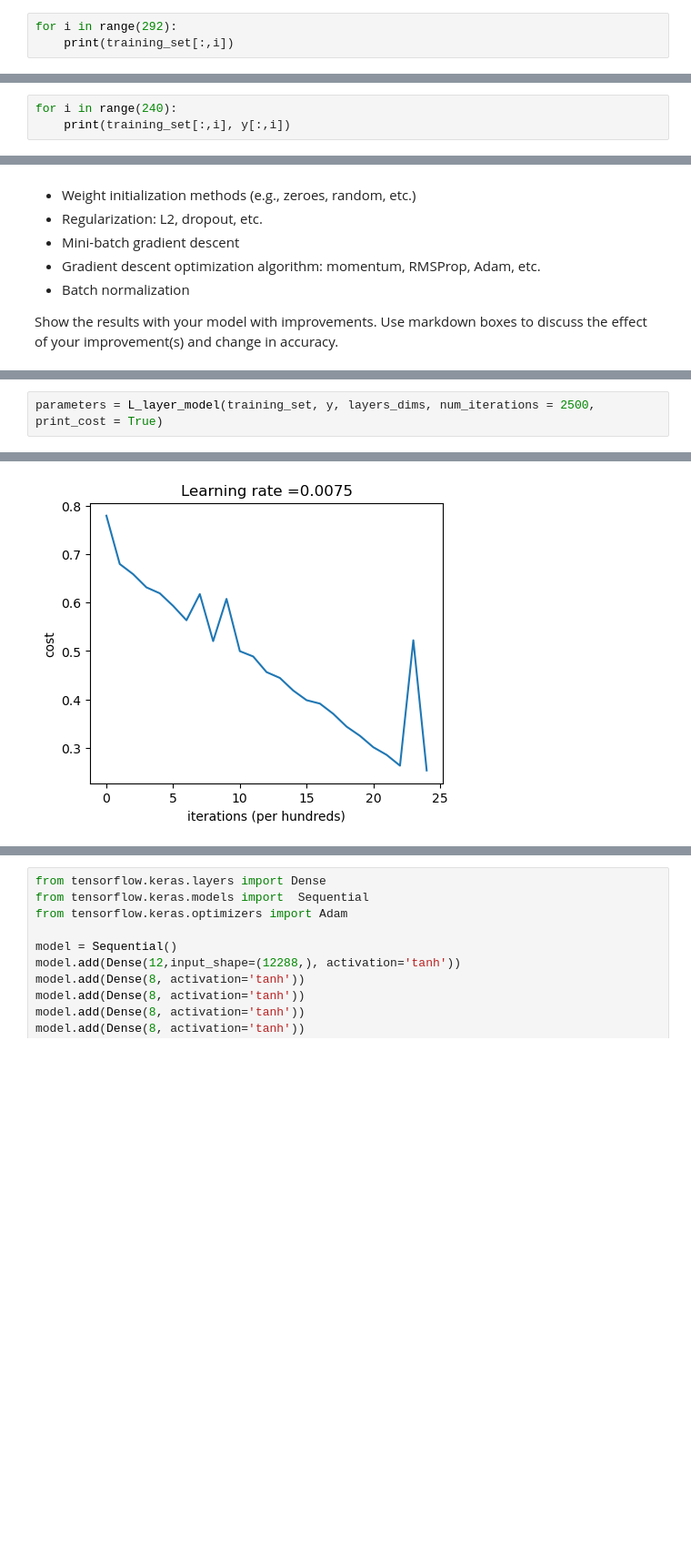
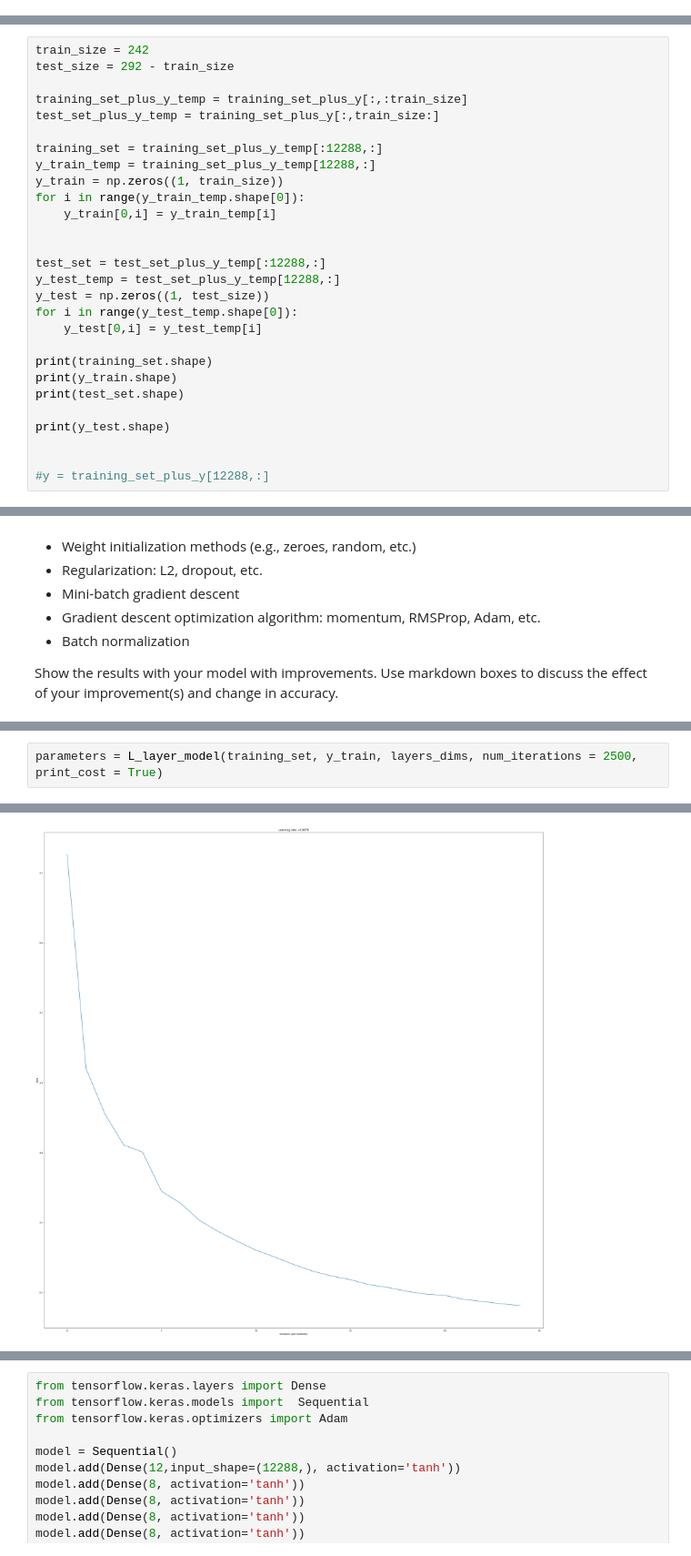
Before and after one commit to AlexBruma0/AI, a Jupyter notebook: Neural_Network_Project.ipynb, the cells around one changed output, grey strips where cells are left out. Shown: that part at 91% size. Saved outputs shown, nothing was run; the diff lists cells and outputs as text; blank space fills up the shorter version.

```diff
--- a/Neural_Network_Project.ipynb
+++ b/Neural_Network_Project.ipynb
@@ -403,3 +393,0 @@ training_set_plus_y = np.delete(training_set_plus_y, 0, axis=1)
-# %%
-for i in range(292):
-    print(training_set[:,i])
@@ -479,3 +393,0 @@ FileNotFoundError: [Errno 2] No such file or directory: 'datasets/ai-faces/147.j
-# %%
-for i in range(240):
-    print(training_set[:,i], y[:,i])
@@ -499,0 +394,28 @@ for i in range(240):
+# %%
+train_size = 242
+test_size = 292 - train_size
+
+training_set_plus_y_temp = training_set_plus_y[:,:train_size]
+test_set_plus_y_temp = training_set_plus_y[:,train_size:]
+
+training_set = training_set_plus_y_temp[:12288,:]
+y_train_temp = training_set_plus_y_temp[12288,:]
+y_train = np.zeros((1, train_size))
+for i in range(y_train_temp.shape[0]):
+    y_train[0,i] = y_train_temp[i]
+
+
+test_set = test_set_plus_y_temp[:12288,:]
+y_test_temp = test_set_plus_y_temp[12288,:]
+y_test = np.zeros((1, test_size))
+for i in range(y_test_temp.shape[0]):
+    y_test[0,i] = y_test_temp[i]
+
+print(training_set.shape)
+print(y_train.shape)
+print(test_set.shape)
+
+print(y_test.shape)
+
+
+#y = training_set_plus_y[12288,:]
@@ -543,3 +512,3 @@ def L_layer_model(X, Y, layers_dims, learning_rate = 0.0075, num_iterations = 30
 # %%
-parameters = L_layer_model(training_set, y, layers_dims, num_iterations = 2500, print_cost = True)
+parameters = L_layer_model(training_set, y_train, layers_dims, num_iterations = 2500, print_cost = True)
 # %% [output]
@@ -563 +532 @@ Cost after iteration 2400: 0.253691
-[figure, old version]
+[figure, new version]
```
Also changed, not shown: parts of 20 cells of this notebook.
